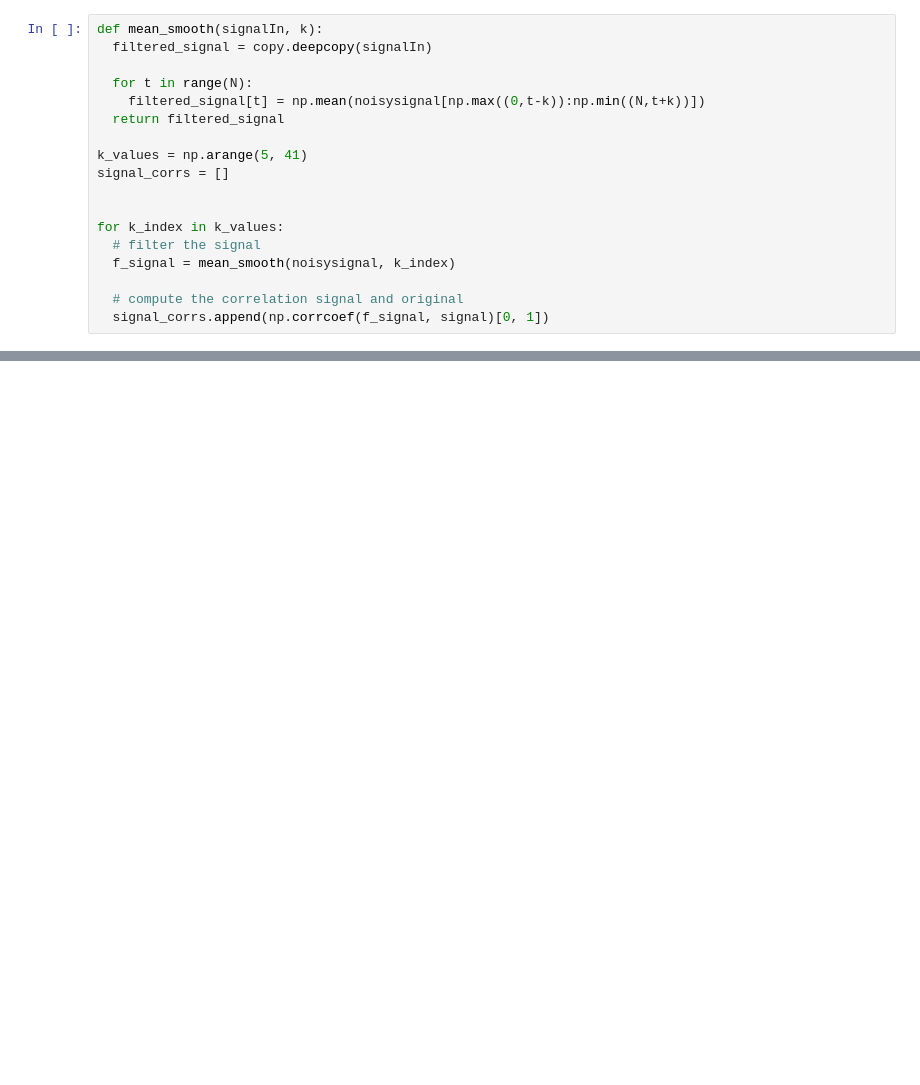
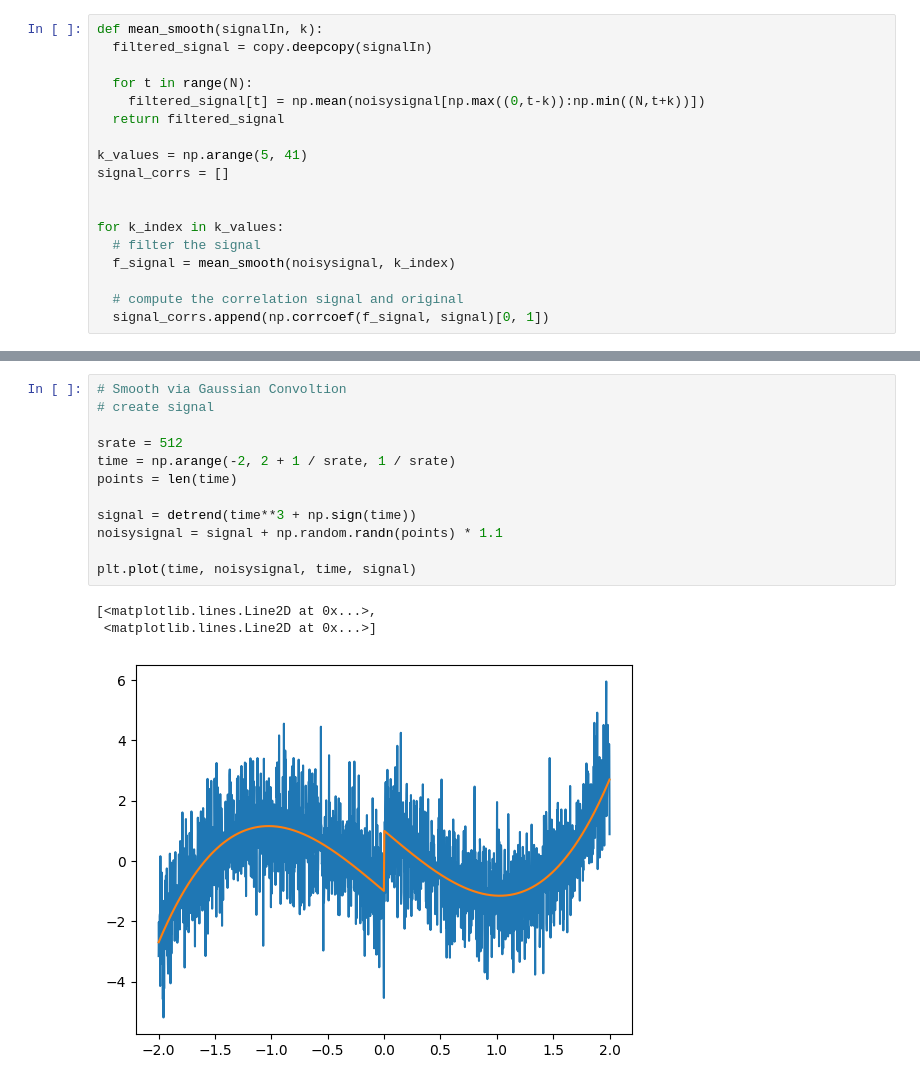
Before and after one commit to Nimira43/Miletus, a Jupyter notebook: Denoising-Signals/Denoising_Signals.ipynb, the cells around one changed output, grey strips where cells are left out. Cells and saved outputs as stored; diff of their text form; blank space fills up the shorter version.

Commit message:
Gaussian convolution smoothing.

```diff
--- a/Denoising-Signals/Denoising_Signals.ipynb
+++ b/Denoising-Signals/Denoising_Signals.ipynb
@@ -83,0 +85,16 @@ plt.plot(k_values, signal_corrs, 'ks-')
+# %%
+# Smooth via Gaussian Convoltion
+# create signal
+
+srate = 512
+time = np.arange(-2, 2 + 1 / srate, 1 / srate)
+points = len(time)
+
+signal = detrend(time**3 + np.sign(time))
+noisysignal = signal + np.random.randn(points) * 1.1
+
+plt.plot(time, noisysignal, time, signal)
+# %% [output]
+[<matplotlib.lines.Line2D at 0x...>,
+ <matplotlib.lines.Line2D at 0x...>]
+[figure, added]
```
Also changed, not shown: parts of 8 cells of this notebook, 1 other file.
